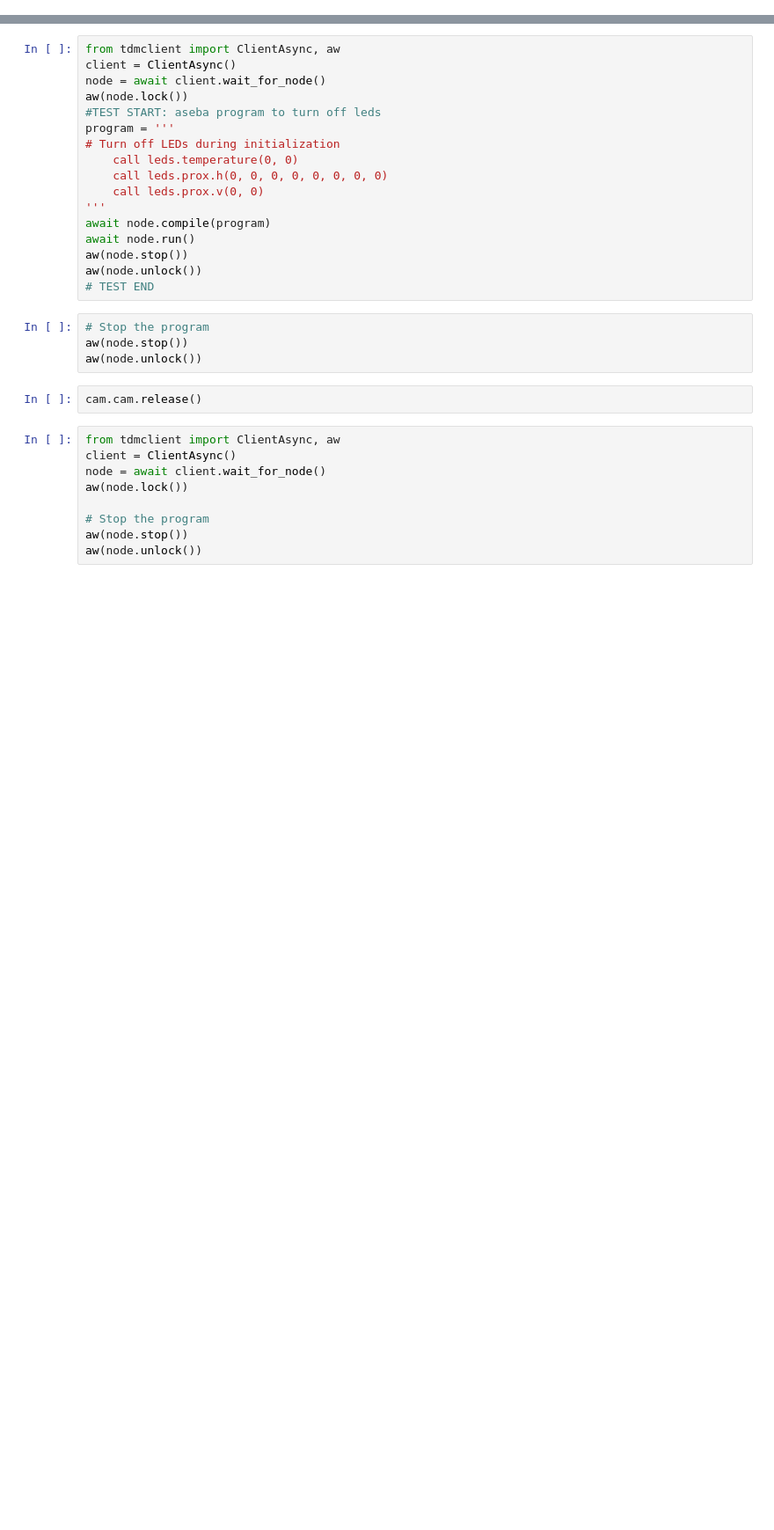
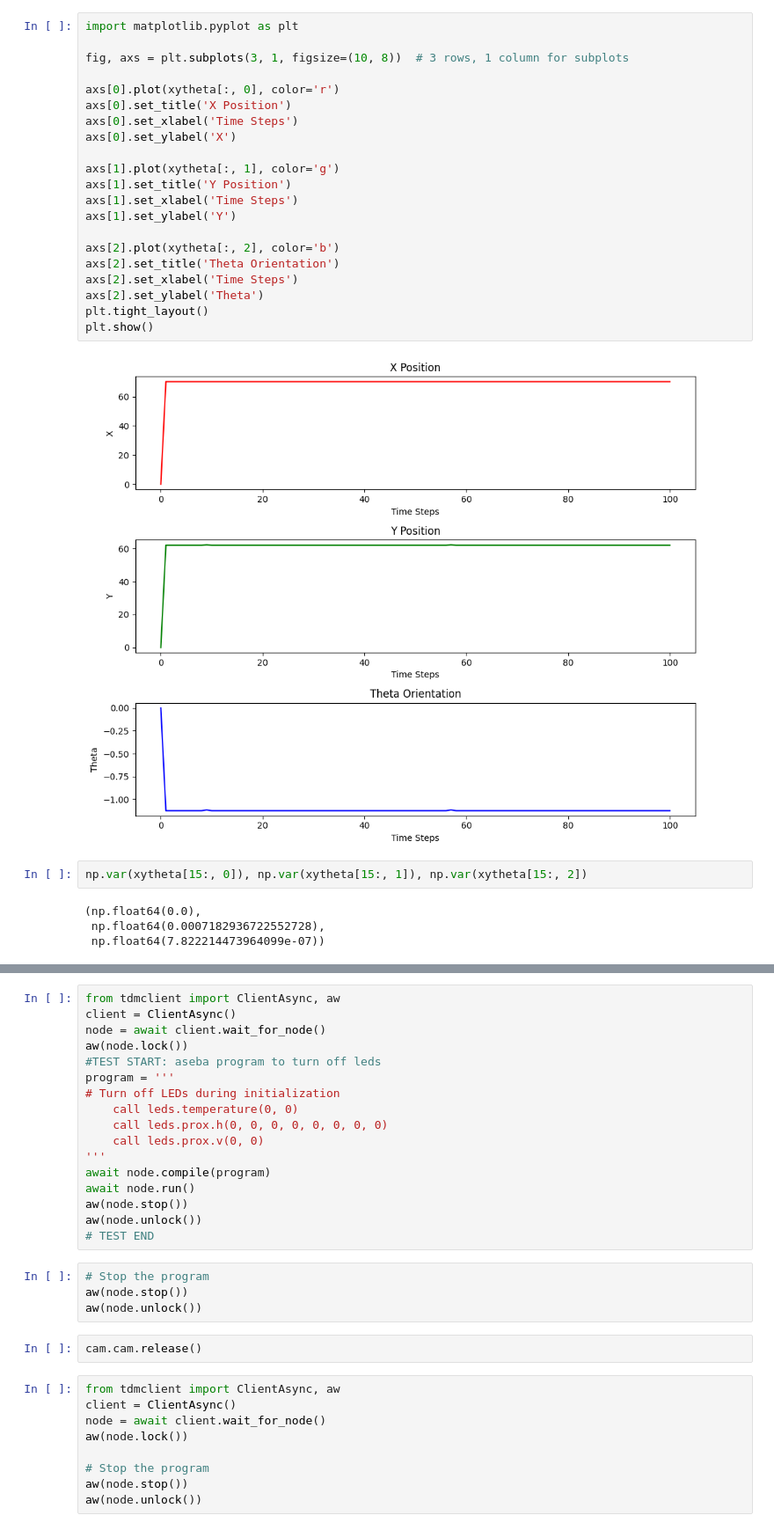
Before and after one commit to artdev99/MobileRobotics-Project, a Jupyter notebook: cam_variance.ipynb, the cells around one changed output, grey strips where cells are left out. Shown at 88% size. Cells and saved outputs as stored; diff of their text form; blank space fills up the shorter version.

```diff
--- a/cam_variance.ipynb
+++ b/cam_variance.ipynb
@@ -1,3 +110,32 @@
+# %%
+import matplotlib.pyplot as plt
+
+fig, axs = plt.subplots(3, 1, figsize=(10, 8))  # 3 rows, 1 column for subplots
+
+axs[0].plot(xytheta[:, 0], color='r')
+axs[0].set_title('X Position')
+axs[0].set_xlabel('Time Steps')
+axs[0].set_ylabel('X')
+
+axs[1].plot(xytheta[:, 1], color='g')
+axs[1].set_title('Y Position')
+axs[1].set_xlabel('Time Steps')
+axs[1].set_ylabel('Y')
+
+axs[2].plot(xytheta[:, 2], color='b')
+axs[2].set_title('Theta Orientation')
+axs[2].set_xlabel('Time Steps')
+axs[2].set_ylabel('Theta')
+plt.tight_layout()
+plt.show()
+# %% [output]
+[figure, added]
+# %%
+np.var(xytheta[15:, 0]), np.var(xytheta[15:, 1]), np.var(xytheta[15:, 2])
+# %% [output]
+(np.float64(0.0),
+ np.float64(0.0007182936722552728),
+ np.float64(7.822214473964099e-07))
 # %%
 %reload_ext autoreload
 %autoreload 2
```
Also changed, not shown: parts of 4 cells of this notebook.
